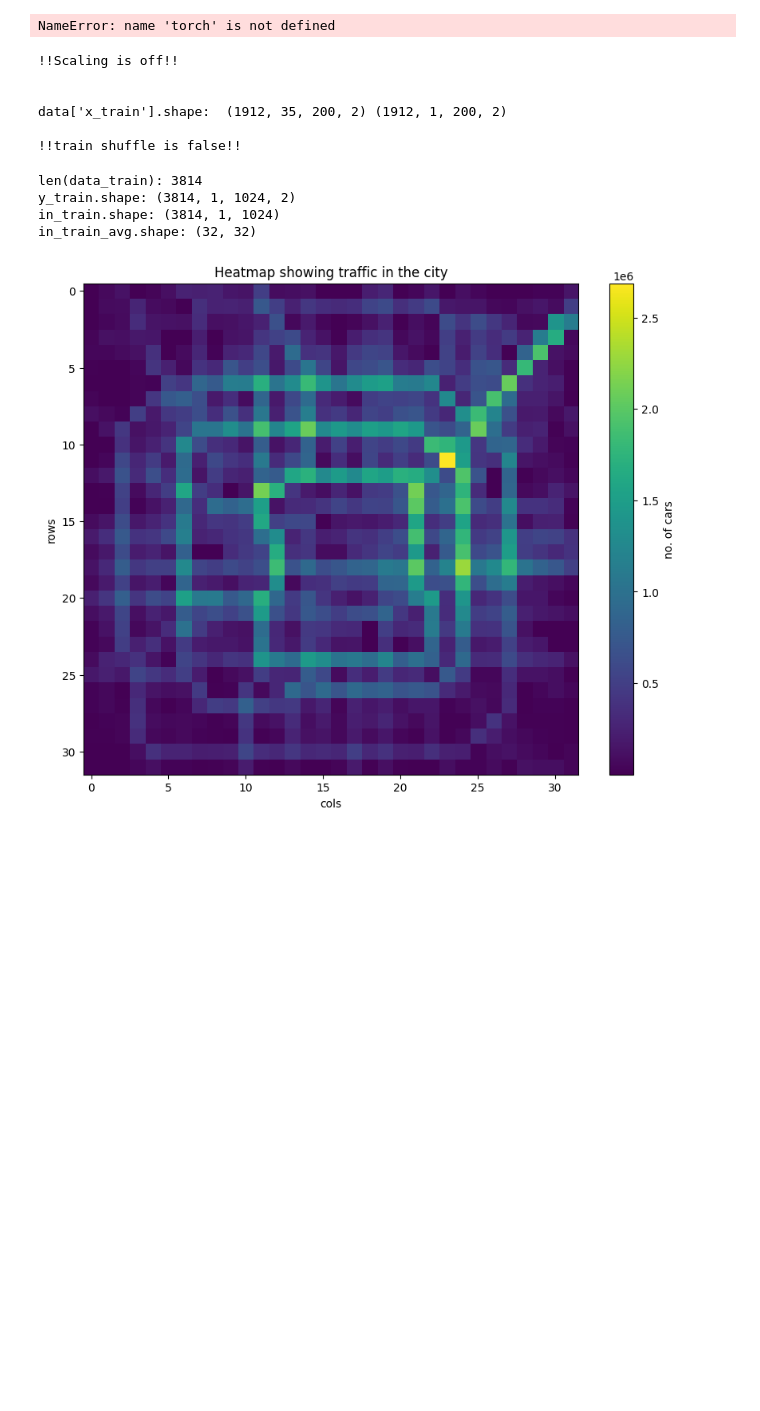
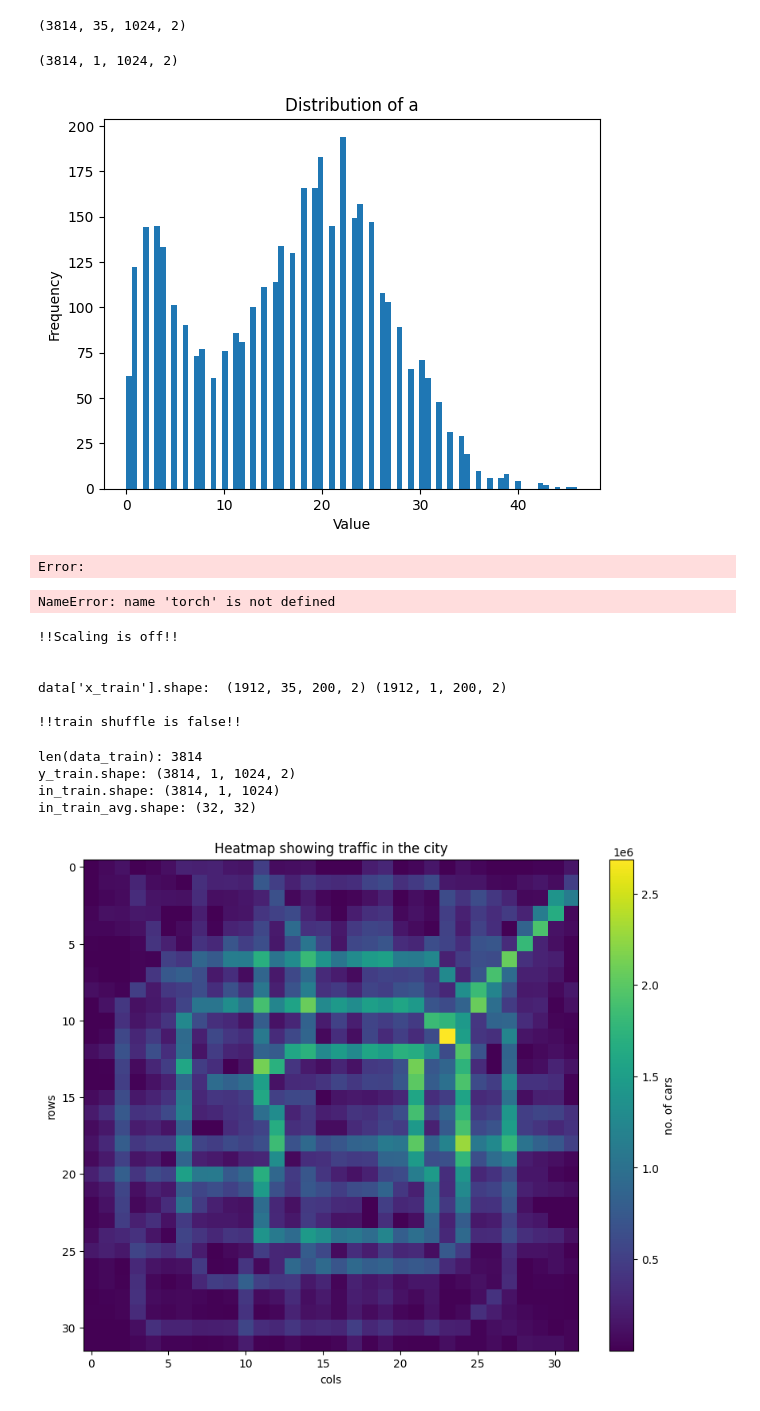
Before and after one commit to omerAJ/Hyb-STEX, a Jupyter notebook: view_dataset.ipynb, the cells around one changed output. Saved outputs shown, nothing was run; the diff lists cells and outputs as text; code cells hidden in the pictures; blank space fills up the shorter version.

Commit message:
generate figures

```diff
--- a/view_dataset.ipynb
+++ b/view_dataset.ipynb
@@ -1,3 +1,23 @@
+# %%
+import numpy as np
+x_train = np.load(r'E:\estudy\ST-SSL\code\ST-SSL\data\BJTaxi\train.npz')["x"]
+y_train = np.load(r'E:\estudy\ST-SSL\code\ST-SSL\data\BJTaxi\train.npz')["y"]
+print(x_train.shape)
+# %% [output]
+(3814, 35, 1024, 2)
+# %%
+print(y_train.shape)
+a=y_train[:, 0, 1, 1]
+import matplotlib.pyplot as plt
+plt.hist(a, bins=80)
+plt.xlabel('Value')
+plt.ylabel('Frequency')
+plt.title('Distribution of a')
+plt.show()
+# %% [output]
+(3814, 1, 1024, 2)
+[figure, added]
+Error:
 # %%
 with torch.no_grad():
     for i, (data, _) in enumerate(train_loader):
```
Also changed, not shown: 1 other file.
